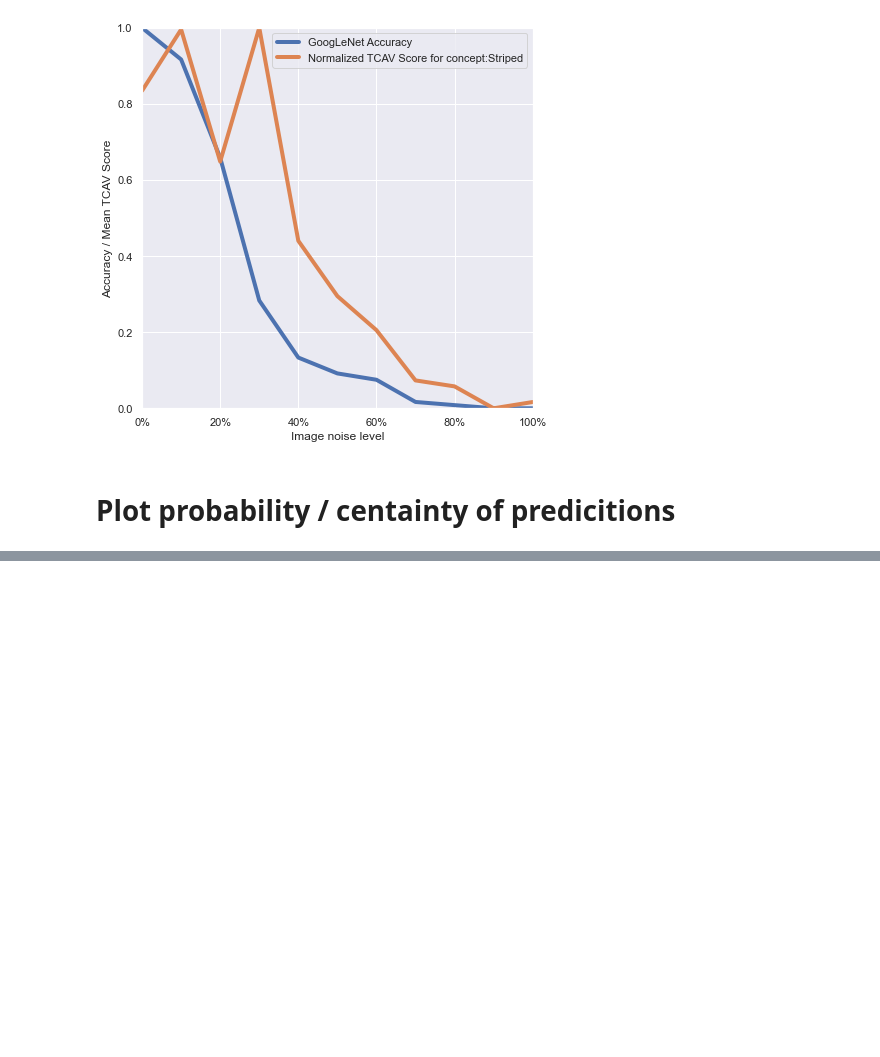
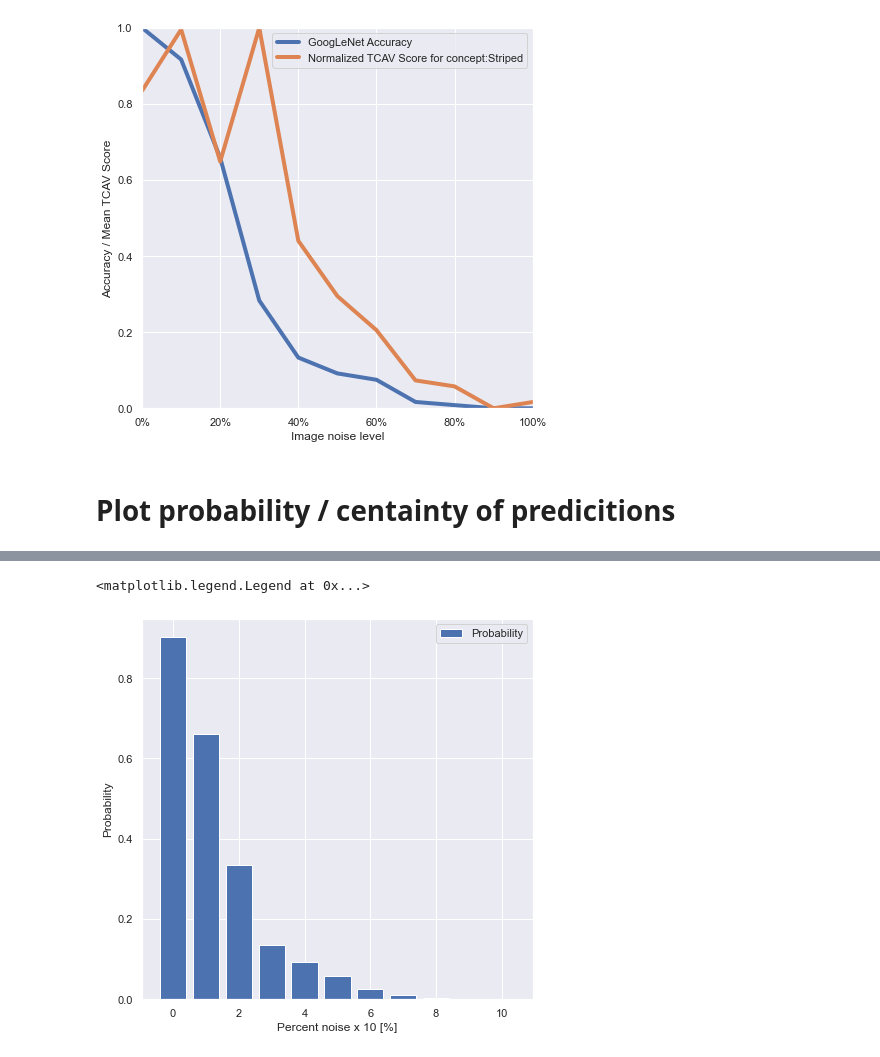
Before and after one commit to SebastianBitsch/project-tcav, a Jupyter notebook: plot_resuts.ipynb, the cells around one changed output, grey strips where cells are left out. Cells and saved outputs as stored; diff of their text form; code cells hidden in the pictures; blank space fills up the shorter version.

```diff
--- a/plot_resuts.ipynb
+++ b/plot_resuts.ipynb
@@ -479,9 +495,14 @@ df.head()
 # %%
-# percent = range(0,110,10)
-# probs = df.mean(axis=0).tolist()
+probs = df.mean(axis=0).tolist()
+percent = range(0,11)
 
-# fig, ax = plt.subplots(figsize=(7,7))
+fig, ax = plt.subplots(figsize=(7,7))
 
-# ax.plot(percent, probs, '-', label="probability")
-# # ax.plot(percent, accuracies, '-', label="accuracies")
-# ax.legend()
+ax.bar(percent, probs, label="Probability")
+ax.set_xlabel("Percent noise x 10 [%]")
+ax.set_ylabel("Probability")
+# ax.plot(percent, accuracies, '-', label="accuracies")
+ax.legend()
+# %% [output]
+<matplotlib.legend.Legend at 0x...>
+[figure, added]
```
Also changed, not shown: parts of 4 cells of this notebook, 21 other files.
